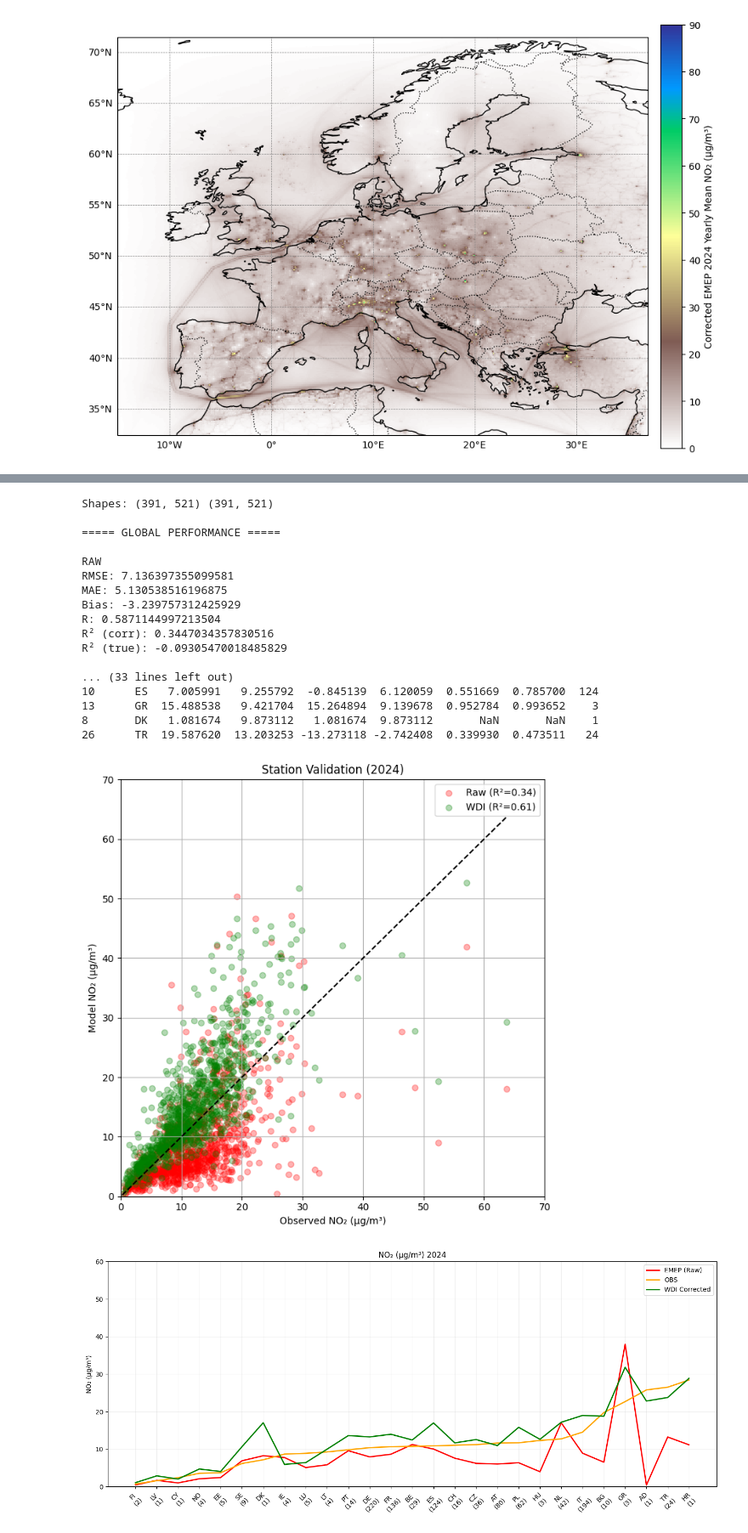
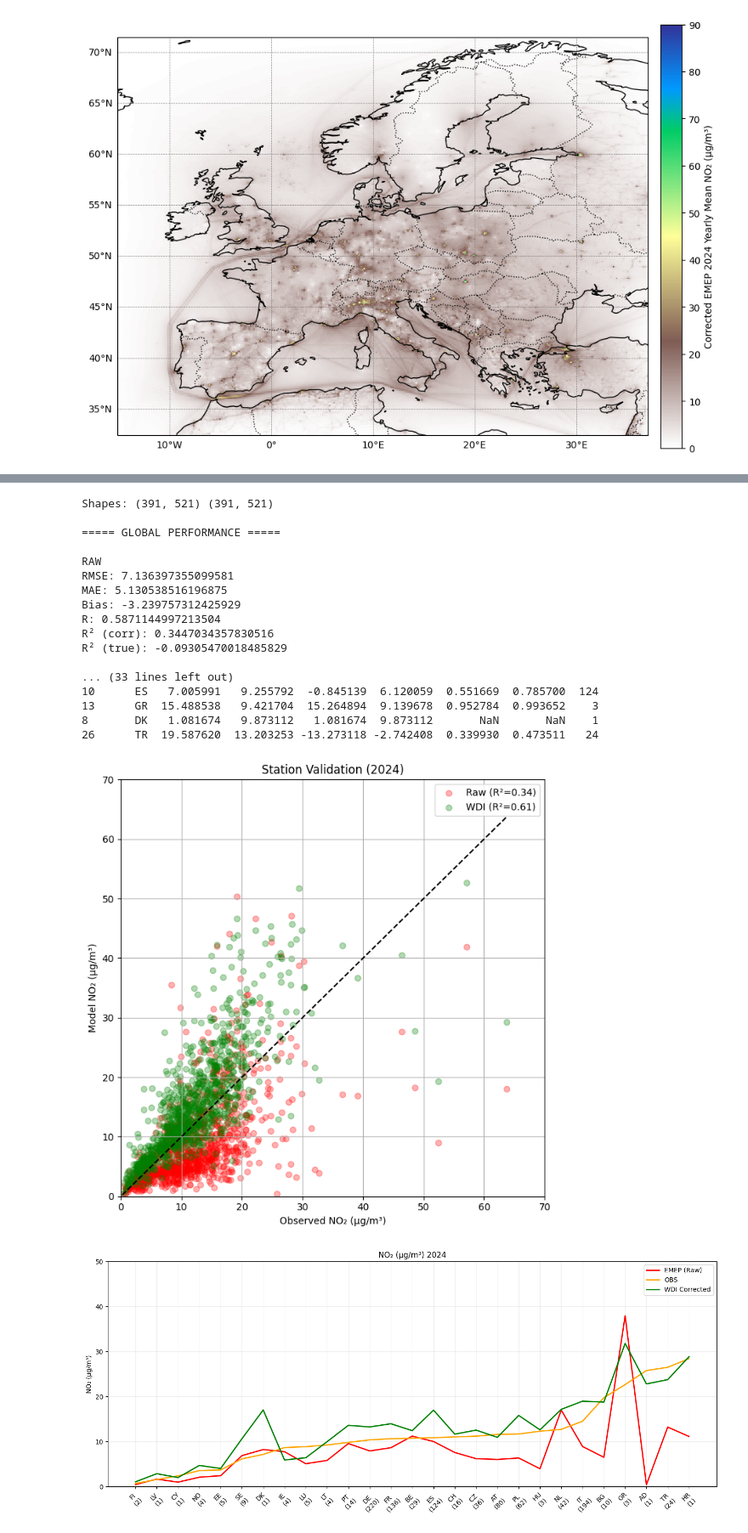
Before and after one commit to costpetrides/FAIRMODE-WG5, a Jupyter notebook: Phase2/WDI_NO2.ipynb, the cells around one changed output, grey strips where cells are left out. Shown at 85% size. Cells and saved outputs as stored; diff of their text form; code cells hidden in the pictures.

```diff
--- a/Phase2/WDI_NO2.ipynb
+++ b/Phase2/WDI_NO2.ipynb
@@ -2103,32 +2103,32 @@ plt.figure(figsize=(14,6))
 plt.plot(x, country_mean["RAW"], color='red', linewidth=2, label="EMEP (Raw)")
 plt.plot(x, country_mean["OBS"], color='orange', linewidth=2, label="OBS")
 plt.plot(x, country_mean["WDI"], color='green', linewidth=2, label="WDI Corrected")
 
 plt.xticks(x, labels, rotation=45)
 plt.ylabel("NO₂ (µg/m³)")
 plt.title("NO₂ (µg/m³) 2024")
-plt.ylim(0,60)
+plt.ylim(0,50)
 plt.legend()
 plt.grid(alpha=0.2)
 plt.tight_layout()
 plt.show()
 # %% [output]
 Shapes: (391, 521) (391, 521)
 
 ===== GLOBAL PERFORMANCE =====
 
 RAW
 RMSE: 7.136397355099581
 MAE: 5.130538516196875
 Bias: -3.239757312425929
 R: 0.5871144997213504
 R² (corr): 0.3447034357830516
 R² (true): -0.09305470018485829
 
 ... (33 lines left out)
 10      ES   7.005991   9.255792  -0.845139  6.120059  0.551669  0.785700  124
 13      GR  15.488538   9.421704  15.264894  9.139678  0.952784  0.993652    3
 8       DK   1.081674   9.873112   1.081674  9.873112       NaN       NaN    1
 26      TR  19.587620  13.203253 -13.273118 -2.742408  0.339930  0.473511   24
 [figure]
-[figure, old version]
+[figure, new version]
```
Also changed, not shown: parts of 3 cells of this notebook.
